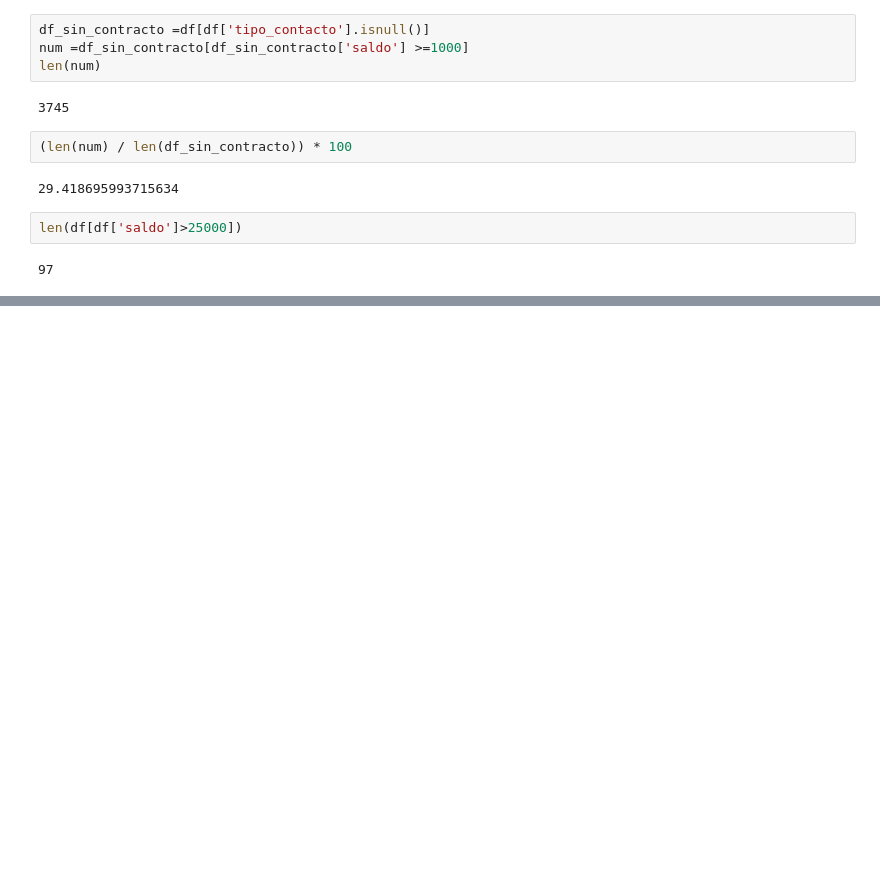
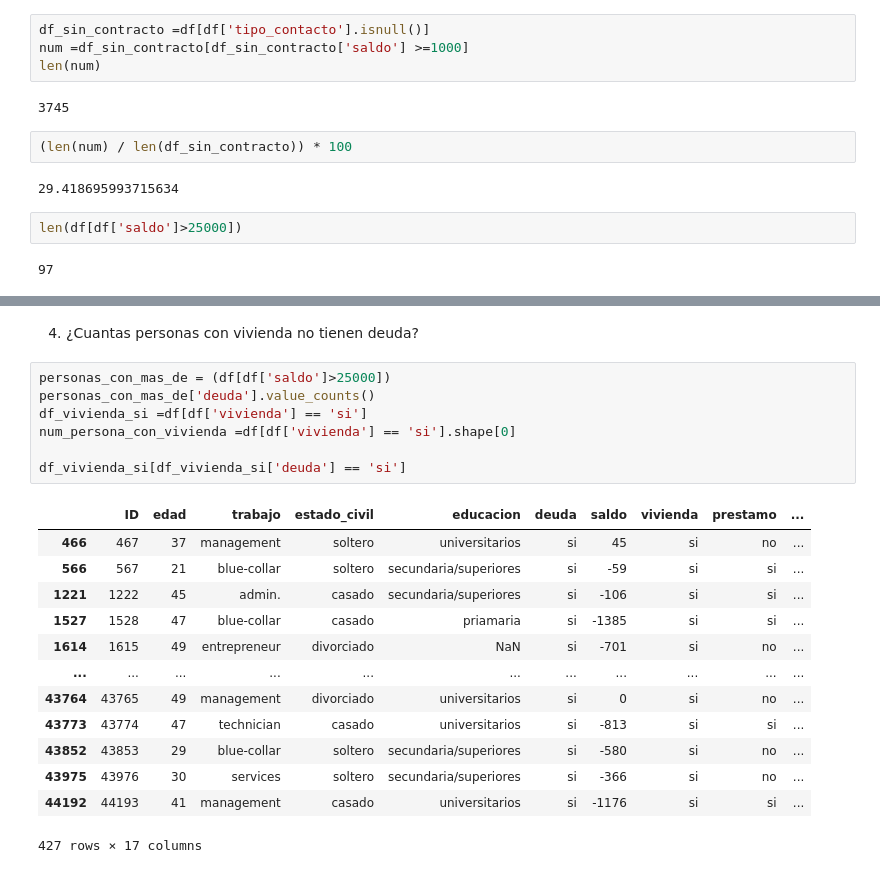
Before and after one commit to guillem-edo/AMACOR_Depositos, a Jupyter notebook: DATA/EDA.ipynb, the cells around one changed output, grey strips where cells are left out. Saved outputs shown, nothing was run; the diff lists cells and outputs as text; blank space fills up the shorter version.

```diff
--- a/DATA/EDA.ipynb
+++ b/DATA/EDA.ipynb
@@ -100,0 +159,23 @@ len(df[df['saldo']>25000])
+# %% [markdown]
+4. ¿Cuantas personas con vivienda no tienen deuda?
+# %%
+personas_con_mas_de = (df[df['saldo']>25000])
+personas_con_mas_de['deuda'].value_counts()
+df_vivienda_si =df[df['vivienda'] == 'si']
+num_persona_con_vivienda =df[df['vivienda'] == 'si'].shape[0]
+
+df_vivienda_si[df_vivienda_si['deuda'] == 'si']
+# %% [output]
+|  | ID | edad | trabajo | estado_civil | educacion | deuda | saldo | vivienda | prestamo | ... |
+| 466 | 467 | 37 | management | soltero | universitarios | si | 45 | si | no | ... |
+| 566 | 567 | 21 | blue-collar | soltero | secundaria/superiores | si | -59 | si | si | ... |
+| 1221 | 1222 | 45 | admin. | casado | secundaria/superiores | si | -106 | si | si | ... |
+| 1527 | 1528 | 47 | blue-collar | casado | priamaria | si | -1385 | si | si | ... |
+| 1614 | 1615 | 49 | entrepreneur | divorciado | NaN | si | -701 | si | no | ... |
+| ... | ... | ... | ... | ... | ... | ... | ... | ... | ... | ... |
+| 43764 | 43765 | 49 | management | divorciado | universitarios | si | 0 | si | no | ... |
+| 43773 | 43774 | 47 | technician | casado | universitarios | si | -813 | si | si | ... |
+| 43852 | 43853 | 29 | blue-collar | soltero | secundaria/superiores | si | -580 | si | no | ... |
+| 43975 | 43976 | 30 | services | soltero | secundaria/superiores | si | -366 | si | no | ... |
+| 44192 | 44193 | 41 | management | casado | universitarios | si | -1176 | si | si | ... |
+427 rows × 17 columns
```
Also changed, not shown: parts of 19 cells of this notebook.
